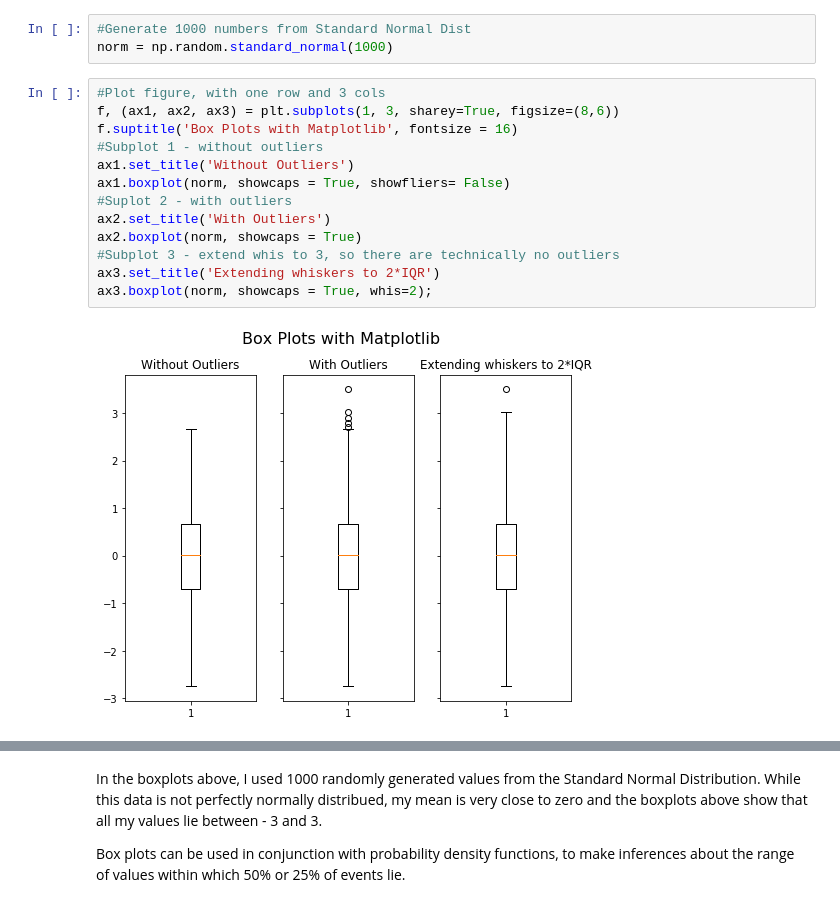
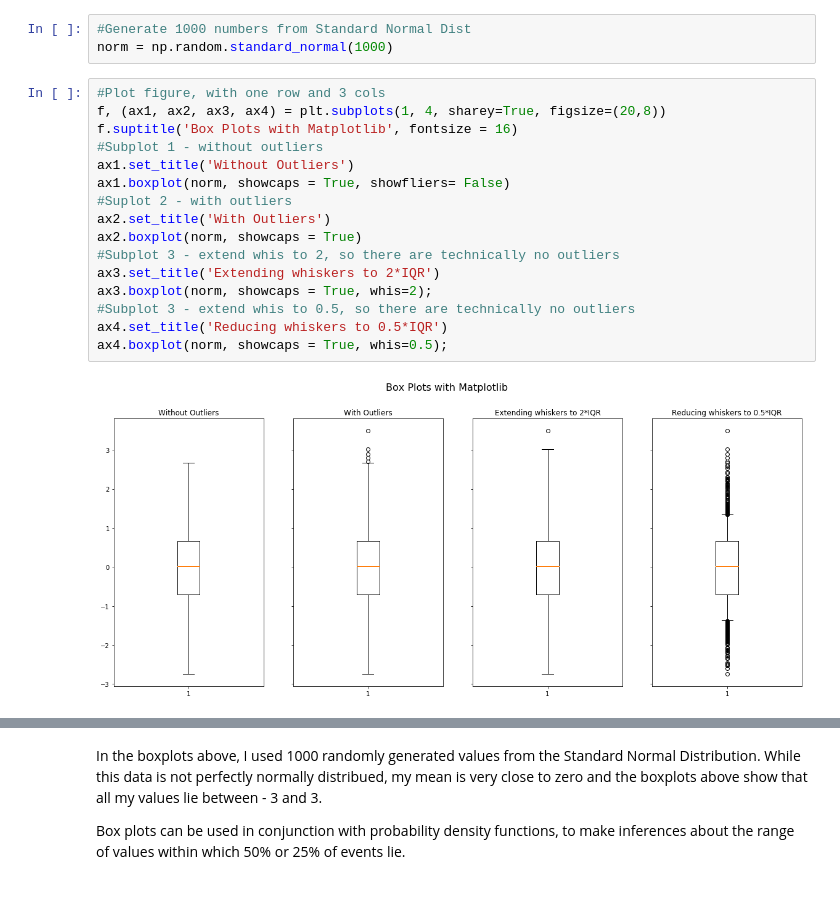
Before and after one commit to MarionMcG/fundamentals_data_analysis, a Jupyter notebook: boxplots.ipynb, the cells around one changed output, grey strips where cells are left out. Drawn from its saved outputs; the diff is of its cells as text.

Commit message:
Boxplots with matplotlib and seaborn - add subplot 4

```diff
--- a/boxplots.ipynb
+++ b/boxplots.ipynb
@@ -74,18 +74,21 @@ The default for both libraries is to show these outliers as points, outside the
 norm = np.random.standard_normal(1000)
 # %%
 #Plot figure, with one row and 3 cols
-f, (ax1, ax2, ax3) = plt.subplots(1, 3, sharey=True, figsize=(8,6))
+f, (ax1, ax2, ax3, ax4) = plt.subplots(1, 4, sharey=True, figsize=(20,8))
 f.suptitle('Box Plots with Matplotlib', fontsize = 16)
 #Subplot 1 - without outliers
 ax1.set_title('Without Outliers')
 ax1.boxplot(norm, showcaps = True, showfliers= False)
 #Suplot 2 - with outliers
 ax2.set_title('With Outliers')
 ax2.boxplot(norm, showcaps = True)
-#Subplot 3 - extend whis to 3, so there are technically no outliers
+#Subplot 3 - extend whis to 2, so there are technically no outliers
 ax3.set_title('Extending whiskers to 2*IQR')
 ax3.boxplot(norm, showcaps = True, whis=2);
+#Subplot 3 - extend whis to 0.5, so there are technically no outliers
+ax4.set_title('Reducing whiskers to 0.5*IQR')
+ax4.boxplot(norm, showcaps = True, whis=0.5);
 # %% [output]
-[figure, old version]
+[figure, new version]
 # %%
 #Plot figure, with one row and 3 cols
```
Also changed, not shown: parts of 3 cells of this notebook.
